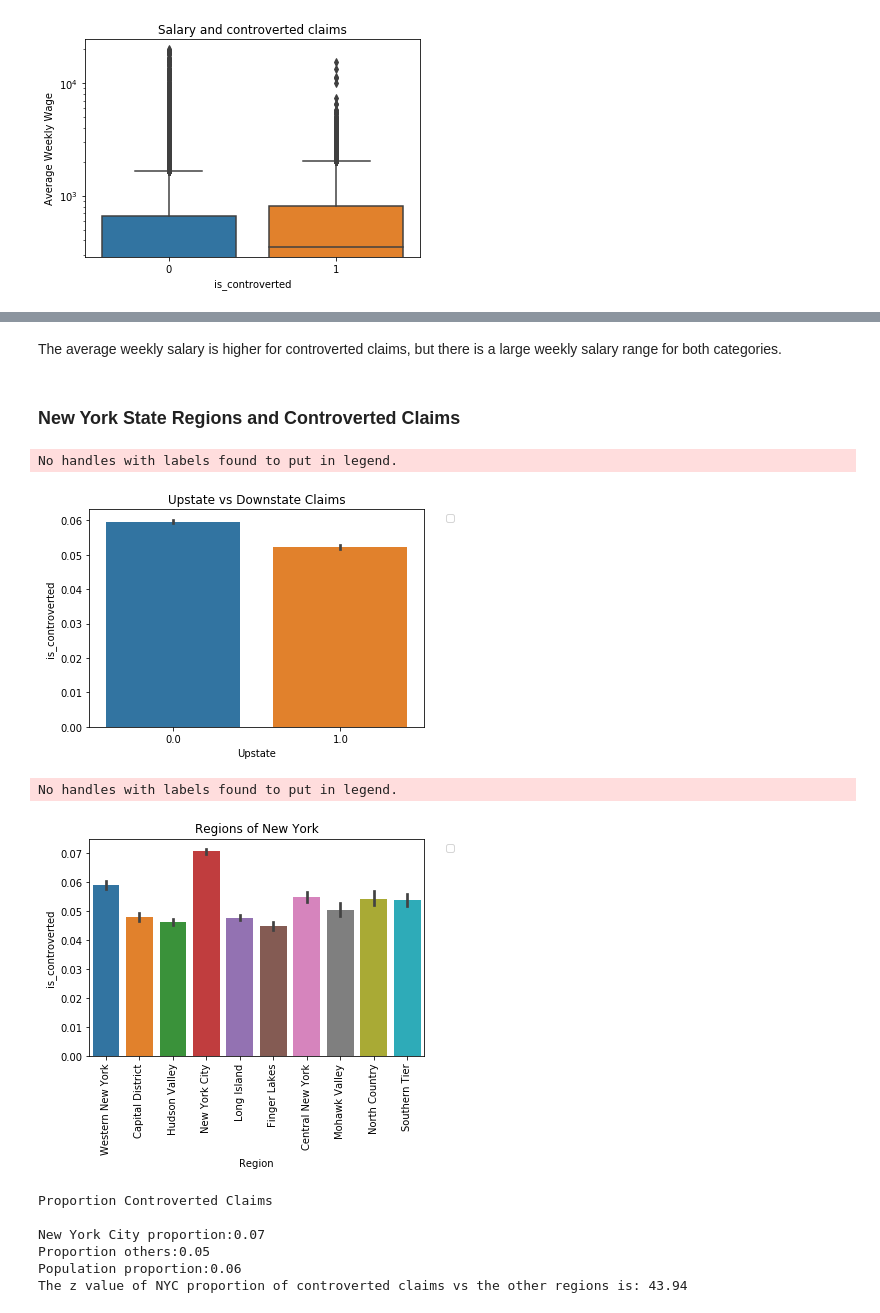
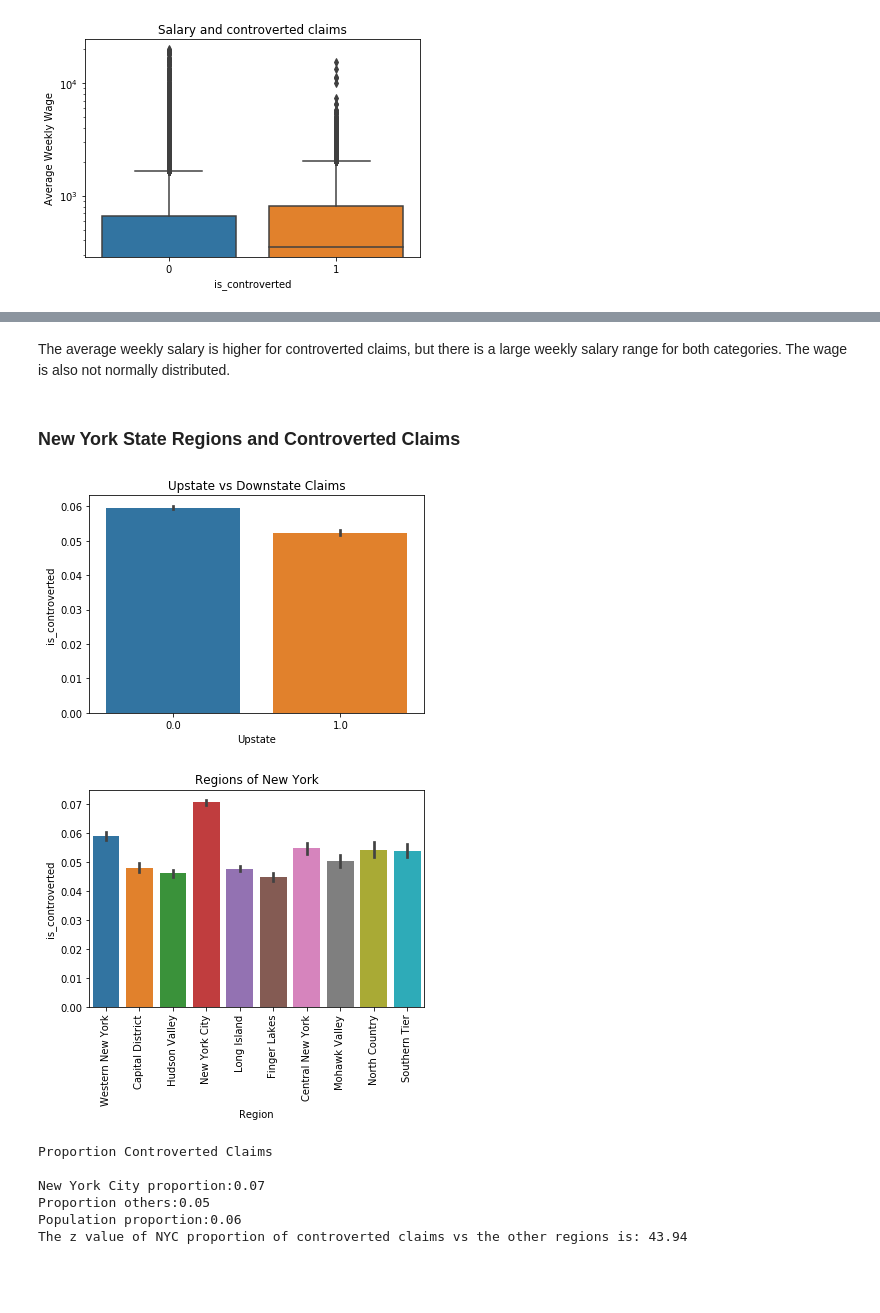
Before and after one commit to cbevis/U3_Capstone, a Jupyter notebook: NYS_Assembled_Workers2.ipynb, the cells around one changed output, grey strips where cells are left out. Cells and saved outputs as stored; diff of their text form; code cells hidden in the pictures; blank space fills up the shorter version.

```diff
--- a/NYS_Assembled_Workers2.ipynb
+++ b/NYS_Assembled_Workers2.ipynb
@@ -130,7 +125,7 @@ parse_dates = ['Assembly Date', 'Accident Date', 'ANCR Date', 'Controverted Date
               'C-2 Date', 'C-3 Date', 'First Hearing Date']
 
 # Read in CSV
-df = pd.read_csv(data_path, parse_dates=parse_dates)
+df = pd.read_csv(data_path, parse_dates=parse_dates, low_memory=False)
 
 # Change to booleans
 df['Accident'] = np.where(df['Accident'] == 'Y', 1, 0)
@@ -420,25 +415,21 @@ Controverted: 503.681793
 # %% [markdown]
-The average weekly salary is higher for controverted claims, but there is a large weekly salary range for both categories.
+The average weekly salary is higher for controverted claims, but there is a large weekly salary range for both categories. The wage is also not normally distributed.
 # %% [markdown]
 ### New York State Regions and Controverted Claims
 # %%
 # Look at whether or not certain regions of New York have more claimes rejected
 sns.barplot(x='Upstate', y='is_controverted', data=df)
-plt.legend(bbox_to_anchor=(1.05, 1), loc=2)
 plt.title('Upstate vs Downstate Claims')
 plt.show()
 # %% [output]
-No handles with labels found to put in legend.
-[figure, old version]
+[figure, new version]
 # %%
 sns.barplot(x='Region', y='is_controverted', data=df)
-plt.legend(bbox_to_anchor=(1.05, 1), loc=2)
 plt.xticks(rotation=90)
 plt.title('Regions of New York')
 plt.show()
 # %% [output]
-No handles with labels found to put in legend.
-[figure, old version]
+[figure, new version]
 # %%
 print('The z value of NYC proportion of controverted claims vs the other regions is: {:.2f}'
       .format(z_test(df, 'Region', 'New York City')))
```
Also changed, not shown: parts of 45 cells of this notebook.
